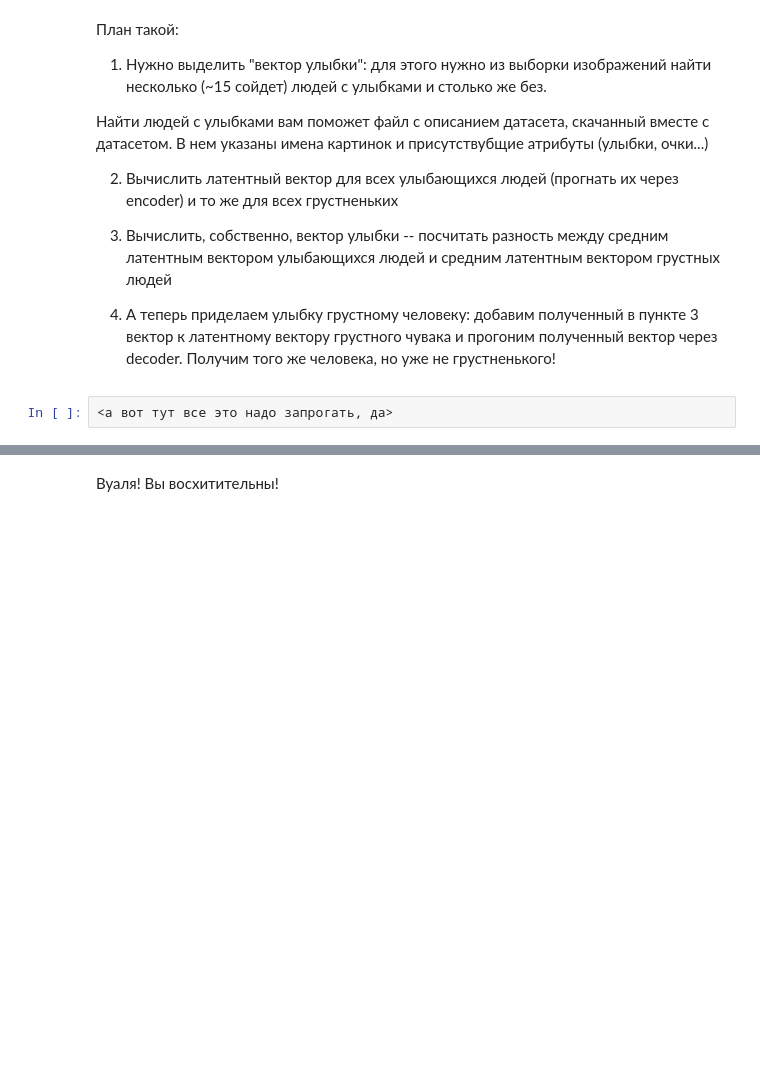
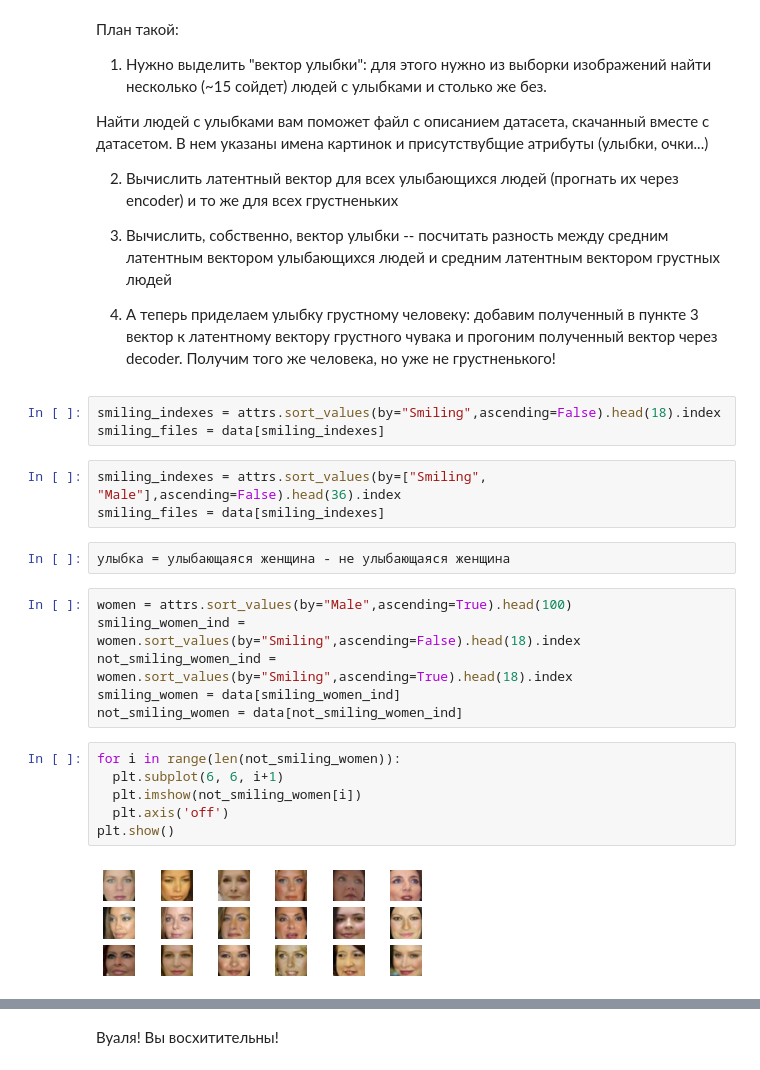
Before and after one commit to LevPerla/DLS_CV_Course, a Jupyter notebook: project/Autoencoders.ipynb, the cells around one changed output, grey strips where cells are left out. Saved outputs shown, nothing was run; the diff lists cells and outputs as text; blank space fills up the shorter version.

```diff
--- a/project/Autoencoders.ipynb
+++ b/project/Autoencoders.ipynb
@@ -388,5 +418,25 @@ Time to make fun!
 3) Вычислить, собственно, вектор улыбки -- посчитать разность между средним латентным вектором улыбающихся людей и средним латентным вектором грустных людей
 
 3) А теперь приделаем улыбку грустному человеку: добавим полученный в пункте 3 вектор к латентному вектору грустного чувака и прогоним полученный вектор через decoder. Получим того же человека, но уже не грустненького!
-# %%
-<а вот тут все это надо запрогать, да>
+# %%
+smiling_indexes = attrs.sort_values(by="Smiling",ascending=False).head(18).index
+smiling_files = data[smiling_indexes]
+# %%
+smiling_indexes = attrs.sort_values(by=["Smiling", "Male"],ascending=False).head(36).index
+smiling_files = data[smiling_indexes]
+# %%
+улыбка = улыбающаяся женщина - не улыбающаяся женщина
+# %%
+women = attrs.sort_values(by="Male",ascending=True).head(100)
+smiling_women_ind = women.sort_values(by="Smiling",ascending=False).head(18).index
+not_smiling_women_ind = women.sort_values(by="Smiling",ascending=True).head(18).index
+smiling_women = data[smiling_women_ind]
+not_smiling_women = data[not_smiling_women_ind]
+# %%
+for i in range(len(not_smiling_women)):
+  plt.subplot(6, 6, i+1)
+  plt.imshow(not_smiling_women[i])
+  plt.axis('off')
+plt.show()
+# %% [output]
+[figure, added]
```
Also changed, not shown: parts of 15 cells of this notebook.
